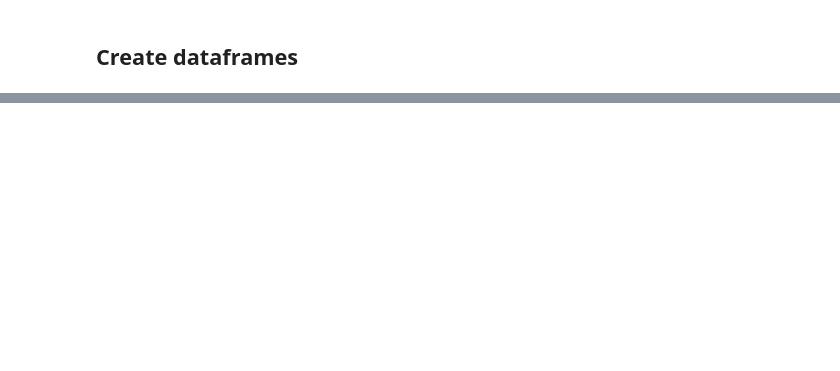
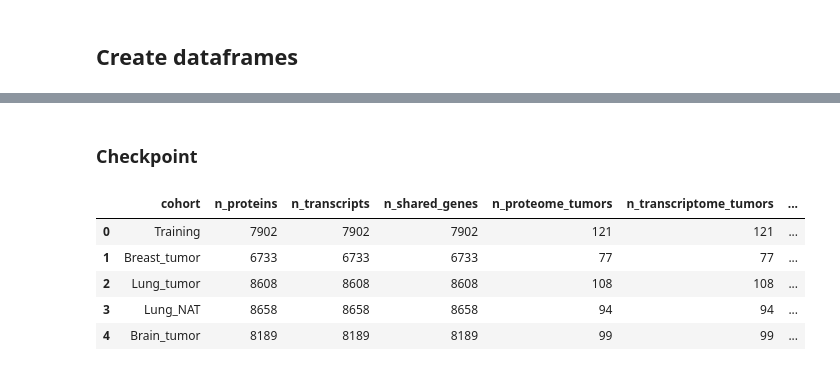
Before and after one commit to kenlzh1996/localization_ML, a Jupyter notebook: Dataset generation.ipynb, the cells around one changed output, grey strips where cells are left out. Cells and saved outputs as stored; diff of their text form; code cells hidden in the pictures; blank space fills up the shorter version.

```diff
--- a/Dataset generation.ipynb
+++ b/Dataset generation.ipynb
@@ -708,0 +214,28 @@ glioma_tumor_MD_kde.to_csv(Path(output_path + 'brain_tumor_MD_processed_unfilter
+# %% [markdown]
+### Checkpoint
+# %%
+overlap = pd.DataFrame([
+    dict(cohort=n,
+         n_proteins=processed_prot[n].shape[0], n_transcripts=processed_mrna[n].shape[0],
+         n_shared_genes=len(processed_prot[n].index.intersection(processed_mrna[n].index)),
+         n_proteome_tumors=processed_prot[n].shape[1], n_transcriptome_tumors=processed_mrna[n].shape[1],
+         n_shared_tumors=len(processed_prot[n].columns.intersection(processed_mrna[n].columns)))
+    for n in COHORTS])
+if SHARED_GENES_ONLY:
+    assert (overlap.n_proteins == overlap.n_shared_genes).all() and (overlap.n_transcripts == overlap.n_shared_genes).all()
+if SHARED_TUMORS_ONLY:
+    assert (overlap.n_proteome_tumors == overlap.n_shared_tumors).all() and (overlap.n_transcriptome_tumors == overlap.n_shared_tumors).all()
+
+# Every tumor has robust spread 1 and median 0 is NOT imposed; check the spread and that no NaN remains.
+for n in COHORTS:
+    for df in (processed_prot[n], processed_mrna[n]):
+        iqr = (df.quantile(0.75) - df.quantile(0.25)) / IQR_TO_SD
+        assert np.allclose(iqr, 1.0) and not df.isna().any().any()
+overlap
+# %% [output]
+|  | cohort | n_proteins | n_transcripts | n_shared_genes | n_proteome_tumors | n_transcriptome_tumors | ... |
+| 0 | Training | 7902 | 7902 | 7902 | 121 | 121 | ... |
+| 1 | Breast_tumor | 6733 | 6733 | 6733 | 77 | 77 | ... |
+| 2 | Lung_tumor | 8608 | 8608 | 8608 | 108 | 108 | ... |
+| 3 | Lung_NAT | 8658 | 8658 | 8658 | 94 | 94 | ... |
+| 4 | Brain_tumor | 8189 | 8189 | 8189 | 99 | 99 | ... |
```
Also changed, not shown: parts of 120 cells of this notebook, 26 other files.
